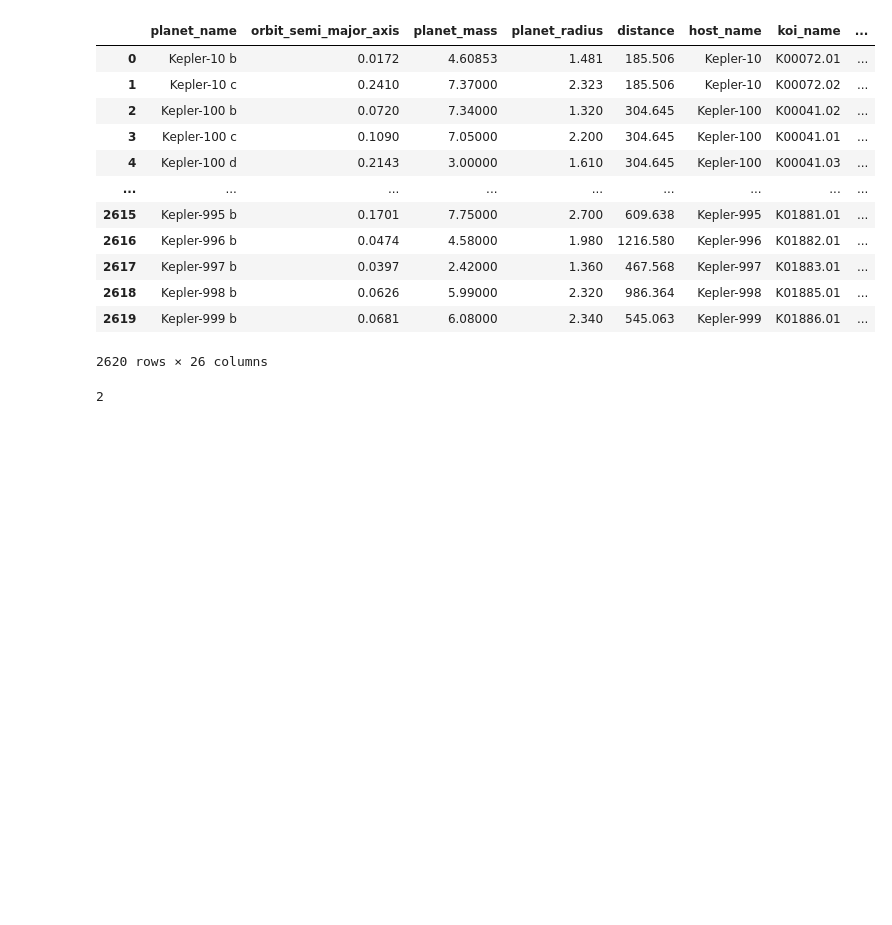
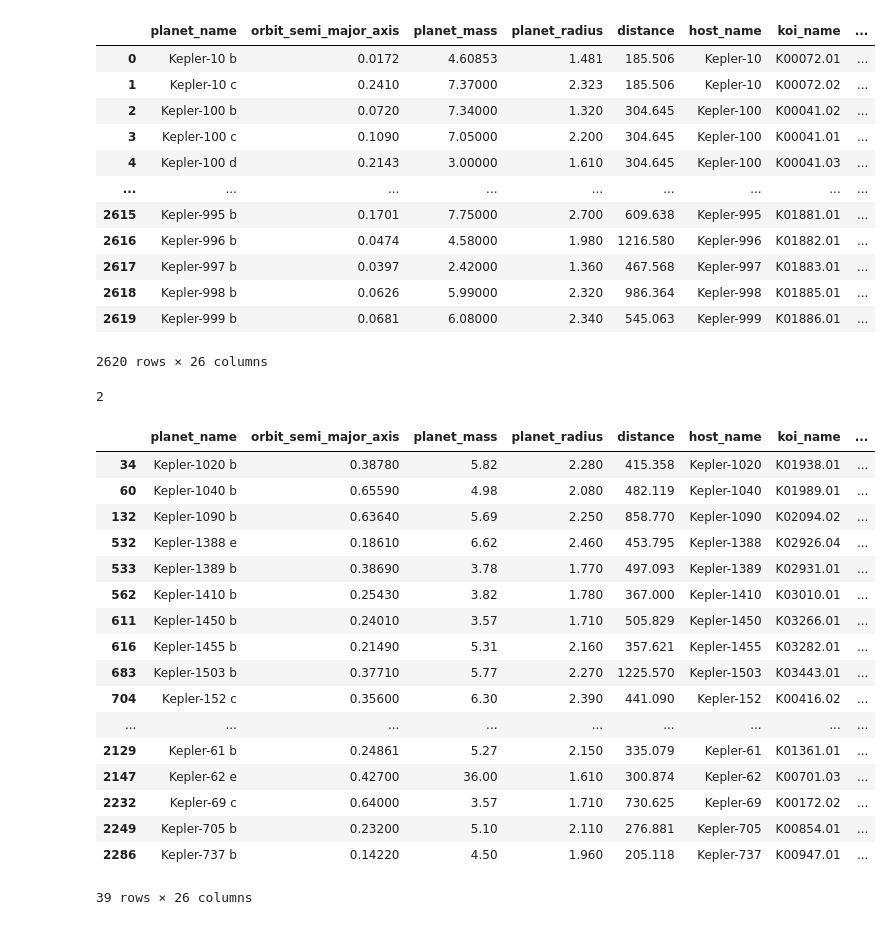
Before and after one commit to LiShanDa2021/exoplanet_detector, a Jupyter notebook: jupyter_notebooks/planet_orbit_test.ipynb, the cells around one changed output. Drawn from its saved outputs; the diff is of its cells as text; code cells hidden in the pictures; blank space fills up the shorter version.

```diff
--- a/jupyter_notebooks/planet_orbit_test.ipynb
+++ b/jupyter_notebooks/planet_orbit_test.ipynb
@@ -134,3 +134,6 @@ Index(['planet_name', 'planet_mass', 'planet_radius', 'distance', 'host_name',
 # %% [raw]
 orbit_df=pd.read_sql_table('orbital_radius', engine)
 orbit_df.head()
+# %%
+orbit_df=pd.read_sql_table('orbital_radius', engine)
+orbit_df.head()
@@ -218,7 +228,7 @@ planets_df
 2620 rows × 25 columns
 # %%
 conditions = [((planets_df['equilibrium_temperature'] >= 200) & (planets_df['equilibrium_temperature'] <= 320)
-               & (planets_df['planet_radius'] >= .5) & (planets_df['planet_radius'] >= 1.6)),
+               & (planets_df['planet_radius'] >= .5) & (planets_df['planet_radius'] <= 1.6)),
               ((planets_df['equilibrium_temperature'] >= 200) & (planets_df['equilibrium_temperature'] <= 330)
                & (planets_df['planet_radius'] > 1.6) & (planets_df['planet_radius'] <= 2.5)),
               ((planets_df['equilibrium_temperature'] < 200) | (planets_df['equilibrium_temperature'] > 330)
@@ -246,3 +258,24 @@ planets_df
 planets_df['Habitability'].max()
 # %% [output]
 2
+# %%
+planets_df.loc[planets_df['Habitability'] == 1]
+# %% [output]
+|  | planet_name | orbit_semi_major_axis | planet_mass | planet_radius | distance | host_name | koi_name | ... |
+| 34 | Kepler-1020 b | 0.38780 | 5.82 | 2.280 | 415.358 | Kepler-1020 | K01938.01 | ... |
+| 60 | Kepler-1040 b | 0.65590 | 4.98 | 2.080 | 482.119 | Kepler-1040 | K01989.01 | ... |
+| 132 | Kepler-1090 b | 0.63640 | 5.69 | 2.250 | 858.770 | Kepler-1090 | K02094.02 | ... |
+| 532 | Kepler-1388 e | 0.18610 | 6.62 | 2.460 | 453.795 | Kepler-1388 | K02926.04 | ... |
+| 533 | Kepler-1389 b | 0.38690 | 3.78 | 1.770 | 497.093 | Kepler-1389 | K02931.01 | ... |
+| 562 | Kepler-1410 b | 0.25430 | 3.82 | 1.780 | 367.000 | Kepler-1410 | K03010.01 | ... |
+| 611 | Kepler-1450 b | 0.24010 | 3.57 | 1.710 | 505.829 | Kepler-1450 | K03266.01 | ... |
+| 616 | Kepler-1455 b | 0.21490 | 5.31 | 2.160 | 357.621 | Kepler-1455 | K03282.01 | ... |
+| 683 | Kepler-1503 b | 0.37710 | 5.77 | 2.270 | 1225.570 | Kepler-1503 | K03443.01 | ... |
+| 704 | Kepler-152 c | 0.35600 | 6.30 | 2.390 | 441.090 | Kepler-152 | K00416.02 | ... |
+| ... | ... | ... | ... | ... | ... | ... | ... | ... |
+| 2129 | Kepler-61 b | 0.24861 | 5.27 | 2.150 | 335.079 | Kepler-61 | K01361.01 | ... |
+| 2147 | Kepler-62 e | 0.42700 | 36.00 | 1.610 | 300.874 | Kepler-62 | K00701.03 | ... |
+| 2232 | Kepler-69 c | 0.64000 | 3.57 | 1.710 | 730.625 | Kepler-69 | K00172.02 | ... |
+| 2249 | Kepler-705 b | 0.23200 | 5.10 | 2.110 | 276.881 | Kepler-705 | K00854.01 | ... |
+| 2286 | Kepler-737 b | 0.14220 | 4.50 | 1.960 | 205.118 | Kepler-737 | K00947.01 | ... |
+39 rows × 26 columns
```
Also changed, not shown: parts of 3 cells of this notebook, 6 other files.
